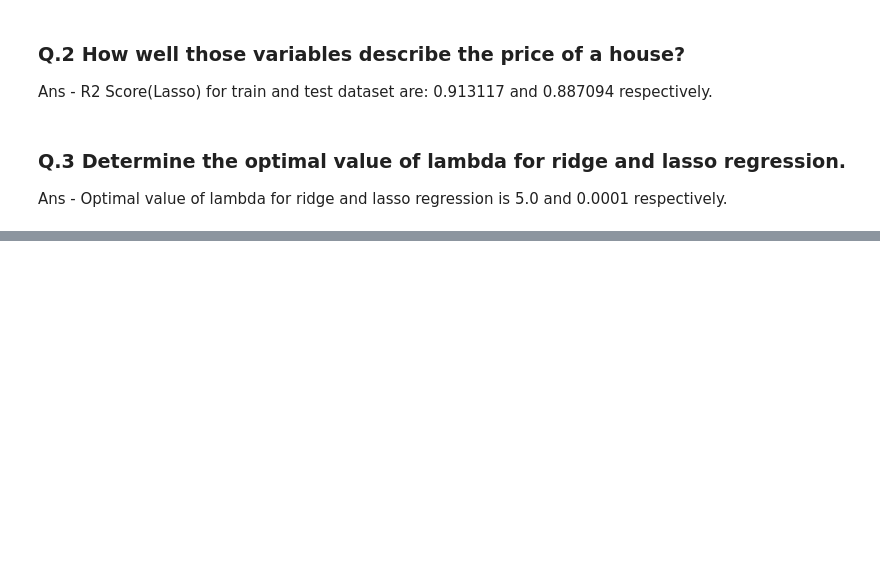
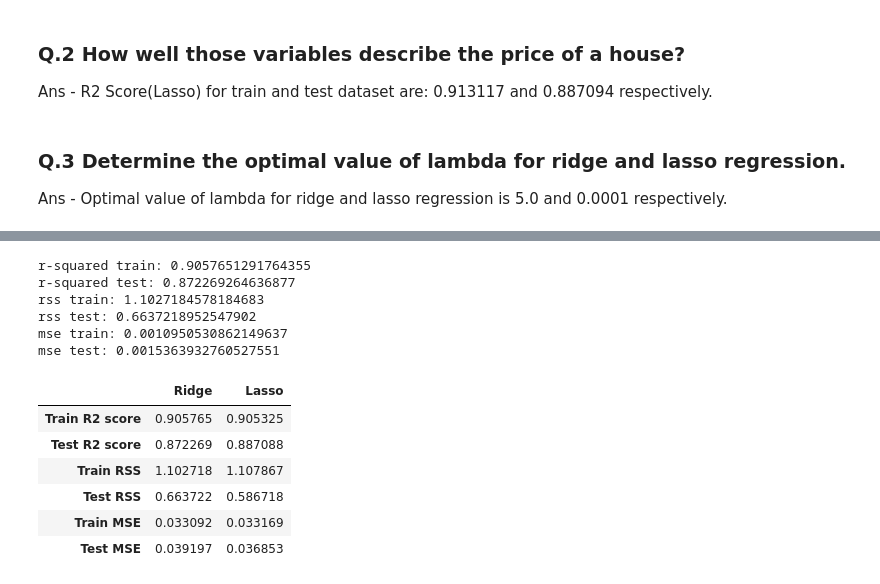
Before and after one commit to kc11381/Housing_Price_Prediction_Case_Study, a Jupyter notebook: house_price_prediction.ipynb, the cells around one changed output, grey strips where cells are left out. Drawn from its saved outputs; the diff is of its cells as text; code cells hidden in the pictures; blank space fills up the shorter version.

```diff
--- a/house_price_prediction.ipynb
+++ b/house_price_prediction.ipynb
@@ -988,0 +1123,52 @@ Ans - Optimal value of lambda for ridge and lasso regression is 5.0 and 0.0001 r
+# %%
+# Calculating all metrices such as R2 score, RSS and RMSE
+
+y_pred_train = ridge.predict(X_train)
+y_pred_test = ridge.predict(X_test)
+
+ridge_metrics = []
+r2_train_lr = metrics.r2_score(y_train, y_pred_train)
+print(f"r-squared train: {r2_train_lr}")
+ridge_metrics.append(r2_train_lr)
+
+r2_test_lr = metrics.r2_score(y_test, y_pred_test)
+print(f"r-squared test: {r2_test_lr}")
+ridge_metrics.append(r2_test_lr)
+
+rss_train_lr = np.sum(np.square(y_train - y_pred_train))
+print(f"rss train: {rss_train_lr}")
+ridge_metrics.append(rss_train_lr)
+
+rss_test_lr = np.sum(np.square(y_test - y_pred_test))
+print(f"rss test: {rss_test_lr}")
+ridge_metrics.append(rss_test_lr)
+
+mse_train_lr = metrics.mean_squared_error(y_train, y_pred_train)
+print(f"mse train: {mse_train_lr}")
+ridge_metrics.append(mse_train_lr**0.5)
+
+mse_test_lr = metrics.mean_squared_error(y_test, y_pred_test)
+print(f"mse test: {mse_test_lr}")
+ridge_metrics.append(mse_test_lr**0.5)
+# %% [output]
+r-squared train: 0.9057651291764355
+r-squared test: 0.872269264636877
+rss train: 1.1027184578184683
+rss test: 0.6637218952547902
+mse train: 0.0010950530862149637
+mse test: 0.0015363932760527551
+# %%
+# Lets look at the data for all 2 models together
+data = pd.DataFrame(index=['Train R2 score', 'Test R2 score', 'Train RSS', 'Test RSS', 'Train MSE', 'Test MSE'],
+                     columns = ['Ridge', 'Lasso'])
+data['Ridge'] = ridge_metrics
+data['Lasso'] = lasso_metrics
+data
+# %% [output]
+|  | Ridge | Lasso |
+| Train R2 score | 0.905765 | 0.905325 |
+| Test R2 score | 0.872269 | 0.887088 |
+| Train RSS | 1.102718 | 1.107867 |
+| Test RSS | 0.663722 | 0.586718 |
+| Train MSE | 0.033092 | 0.033169 |
+| Test MSE | 0.039197 | 0.036853 |
```
Also changed, not shown: parts of 10 cells of this notebook.
